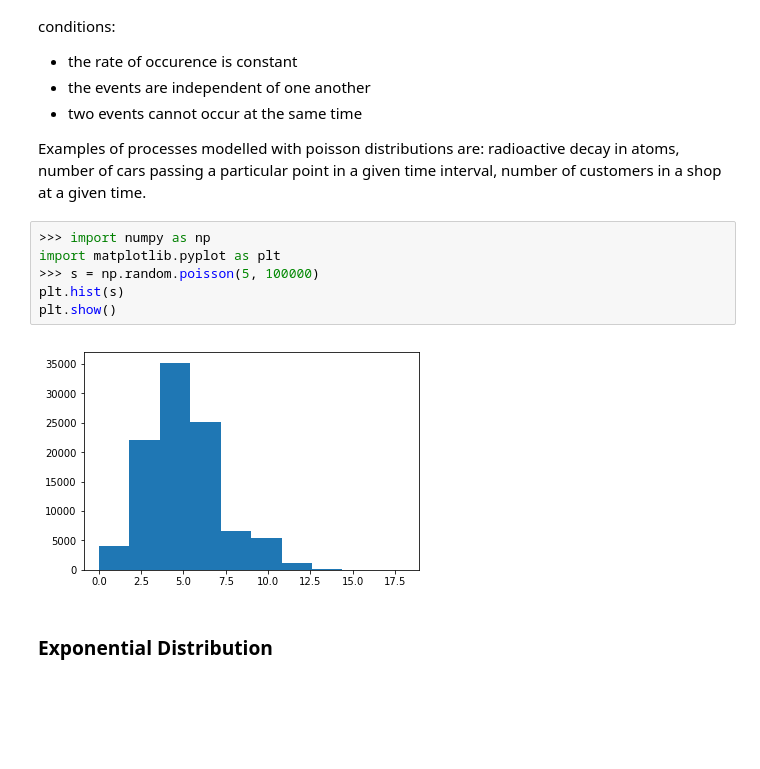
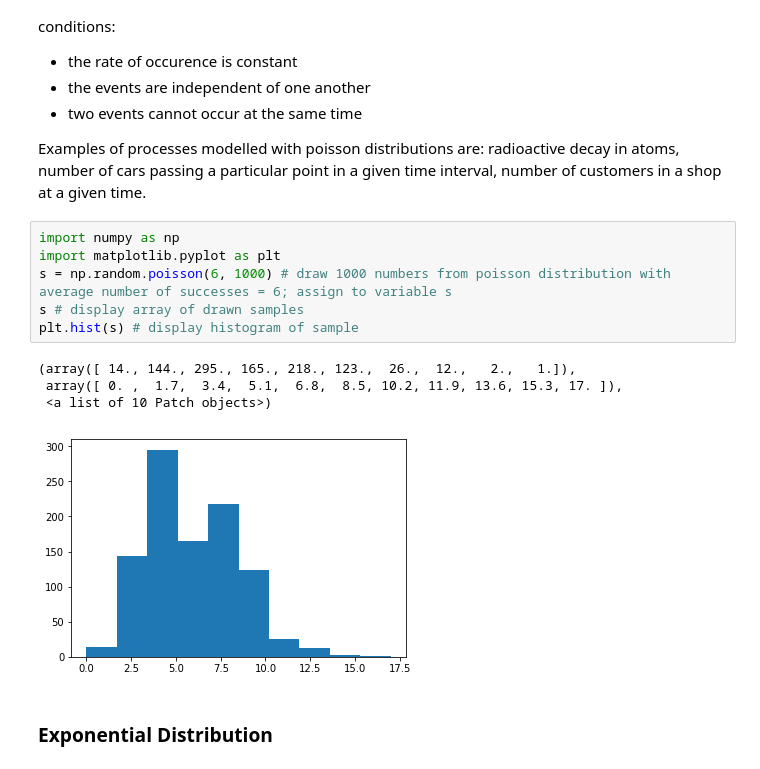
Before and after one commit to michealcannon/numpy-random, a Jupyter notebook: numpy-random.ipynb, the cells around one changed output. Drawn from its saved outputs; the diff is of its cells as text; blank space fills up the shorter version.

Commit message:
added code to exemplify poisson function

```diff
--- a/numpy-random.ipynb
+++ b/numpy-random.ipynb
@@ -192,13 +192,16 @@ Numpy.random.poisson draws samples from the Poisson distribution. The Poisson di
 
 Examples of processes modelled with poisson distributions are: radioactive decay in atoms, number of cars passing a particular point in a given time interval, number of customers in a shop at a given time.
 # %%
->>> import numpy as np
+import numpy as np
 import matplotlib.pyplot as plt
->>> s = np.random.poisson(5, 100000)
-plt.hist(s)
-plt.show()
+s = np.random.poisson(6, 1000) # draw 1000 numbers from poisson distribution with average number of successes = 6; assign to variable s
+s # display array of drawn samples
+plt.hist(s) # display histogram of sample
 # %% [output]
+(array([ 14., 144., 295., 165., 218., 123.,  26.,  12.,   2.,   1.]),
+ array([ 0. ,  1.7,  3.4,  5.1,  6.8,  8.5, 10.2, 11.9, 13.6, 15.3, 17. ]),
+ <a list of 10 Patch objects>)
-[figure, old version]
+[figure, new version]
 # %% [markdown]
 ### Exponential Distribution
 # %% [markdown]
```
